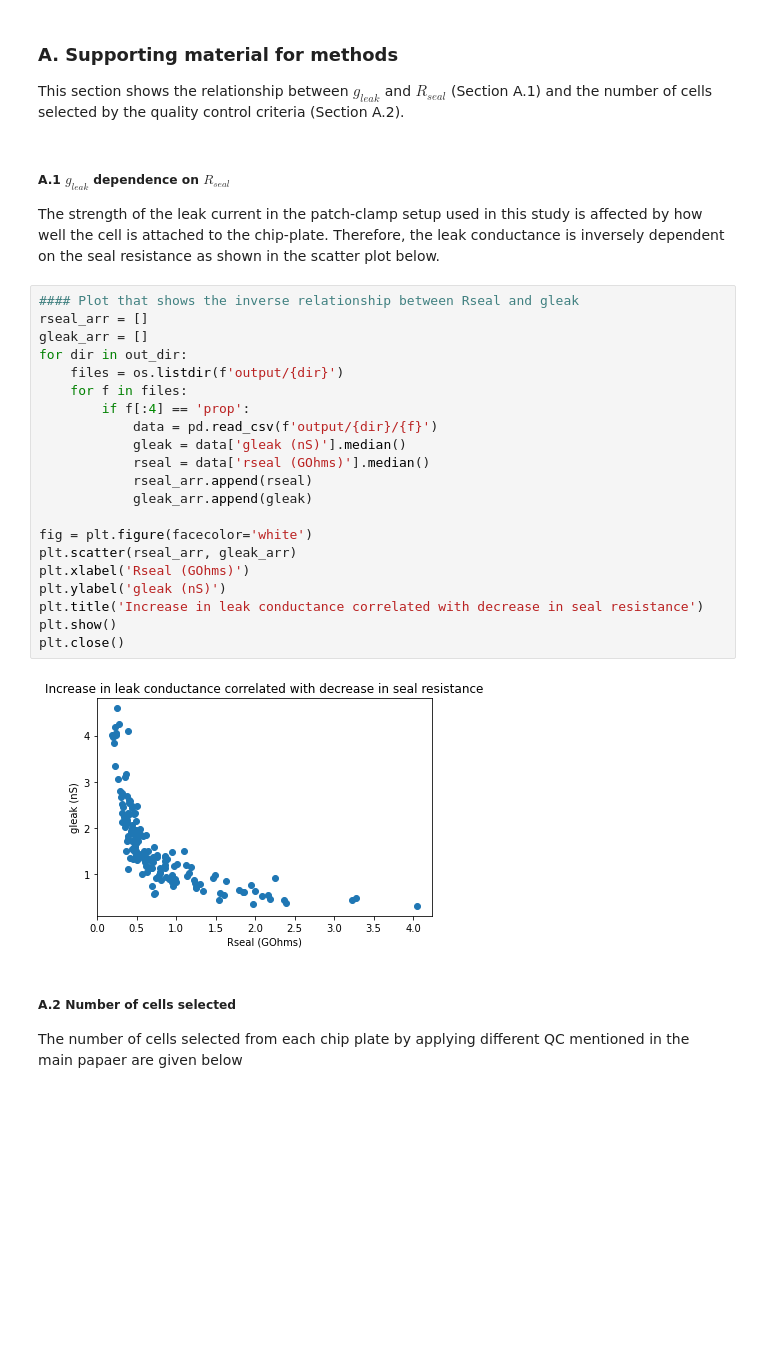
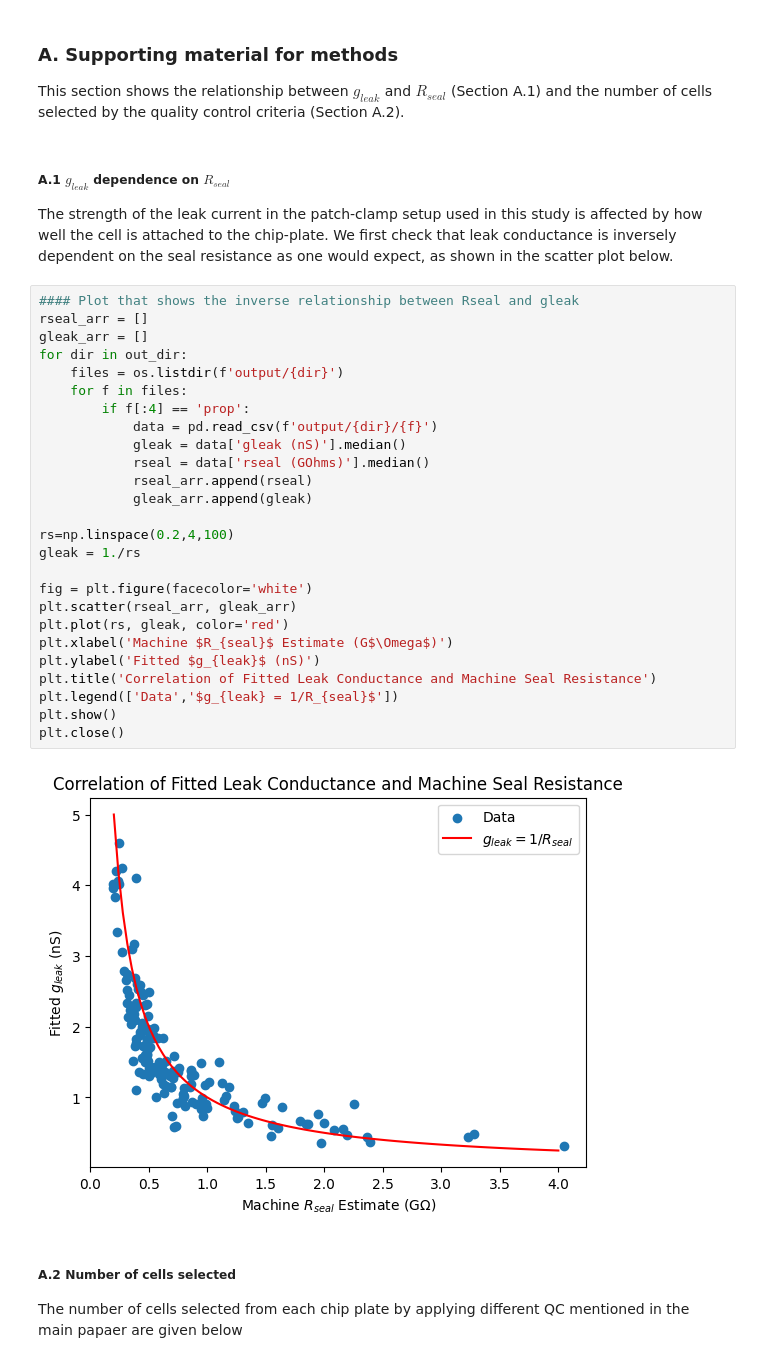
Before and after one commit to CardiacModelling/L-type-Ca-rundown-experiments, a Jupyter notebook: ExtendedData.ipynb, the cells around one changed output. Cells and saved outputs as stored; diff of their text form; blank space fills up the shorter version.

```diff
--- a/ExtendedData.ipynb
+++ b/ExtendedData.ipynb
@@ -20,30 +20,35 @@ This section shows the relationship between $g_{leak}$ and $R_{seal}$ (Section A
 ##### A.1 $g_{leak}$ dependence on $R_{seal}$
 
 The strength of the leak current in the patch-clamp setup used in this study is affected by how well the cell is attached to the chip-plate.
-Therefore, the leak conductance is inversely dependent on the seal resistance as shown in the scatter plot below.
+We first check that leak conductance is inversely dependent on the seal resistance as one would expect, as shown in the scatter plot below.
 # %%
 #### Plot that shows the inverse relationship between Rseal and gleak
 rseal_arr = []
 gleak_arr = []
 for dir in out_dir:
     files = os.listdir(f'output/{dir}')
     for f in files:
         if f[:4] == 'prop':
             data = pd.read_csv(f'output/{dir}/{f}')
             gleak = data['gleak (nS)'].median()
             rseal = data['rseal (GOhms)'].median()
             rseal_arr.append(rseal)
             gleak_arr.append(gleak)
 
+rs=np.linspace(0.2,4,100)
+gleak = 1./rs
+
 fig = plt.figure(facecolor='white')
 plt.scatter(rseal_arr, gleak_arr)
-plt.xlabel('Rseal (GOhms)')
-plt.ylabel('gleak (nS)')
-plt.title('Increase in leak conductance correlated with decrease in seal resistance')
+plt.plot(rs, gleak, color='red')
+plt.xlabel('Machine $R_{seal}$ Estimate (G$\Omega$)')
+plt.ylabel('Fitted $g_{leak}$ (nS)')
+plt.title('Correlation of Fitted Leak Conductance and Machine Seal Resistance')
+plt.legend(['Data','$g_{leak} = 1/R_{seal}$'])
 plt.show()
 plt.close()
 # %% [output]
-[figure, old version]
+[figure, new version]
 # %% [markdown]
 ##### A.2 Number of cells selected
 
```
